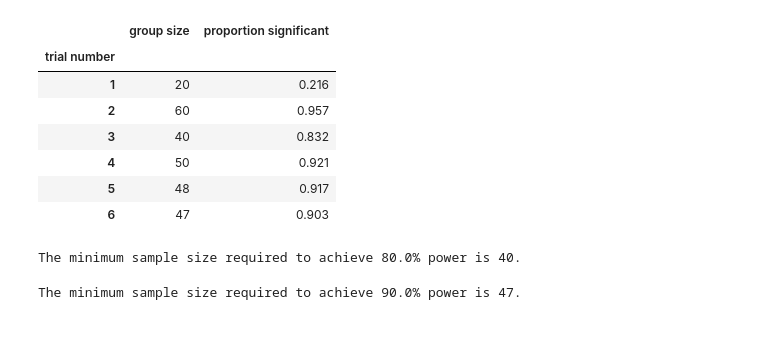
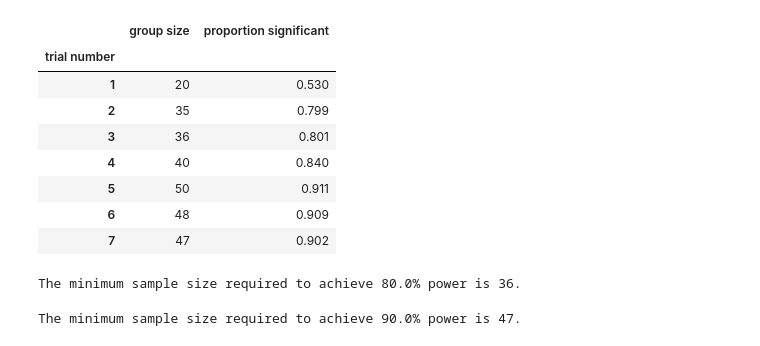
Before and after one commit to RachaelJadeMcGrath/Problems_2c_Quant, a Jupyter notebook: Clinical Trial Simulation.ipynb, the cells around one changed output. Cells and saved outputs as stored; diff of their text form; code cells hidden in the pictures.

```diff
--- a/Clinical Trial Simulation.ipynb
+++ b/Clinical Trial Simulation.ipynb
@@ -441,26 +548,27 @@ Proportion of trials with p-value < 0.05: 0.903
 # %%
 power_df = pd.DataFrame()
-power_df['trial number'] = [1, 2, 3, 4, 5, 6]
-power_df['group size'] = [20, 60, 40, 50, 48, 47]
-power_df['proportion significant'] = [0.216, 0.957, 0.832, 0.921, 0.917, 0.903]
+power_df['trial number'] = [1, 2, 3, 4, 5, 6, 7]
+power_df['group size'] = [20, 35, 36, 40, 50, 48, 47]
+power_df['proportion significant'] = [0.530, 0.799, 0.801, 0.840, 0.911, 0.909, 0.902]
 power_df.set_index('trial number', inplace=True)
 power_df
 # %% [output]
 |  | group size | proportion significant |
 | trial number |  |  |
-| 1 | 20 | 0.216 |
-| 2 | 60 | 0.957 |
-| 3 | 40 | 0.832 |
-| 4 | 50 | 0.921 |
-| 5 | 48 | 0.917 |
-| 6 | 47 | 0.903 |
+| 1 | 20 | 0.530 |
+| 2 | 35 | 0.799 |
+| 3 | 36 | 0.801 |
+| 4 | 40 | 0.840 |
+| 5 | 50 | 0.911 |
+| 6 | 48 | 0.909 |
+| 7 | 47 | 0.902 |
 # %%
 desired_power = 0.80
 min_sample_size = power_df[power_df['proportion significant'] >= desired_power]['group size'].min()
 
 print(f"The minimum sample size required to achieve {desired_power * 100}% power is {min_sample_size}.")
 # %% [output]
-The minimum sample size required to achieve 80.0% power is 40.
+The minimum sample size required to achieve 80.0% power is 36.
 # %%
 desired_power = 0.90
 min_sample_size = power_df[power_df['proportion significant'] >= desired_power]['group size'].min()
```
Also changed, not shown: parts of 70 cells of this notebook, 4 other files.
